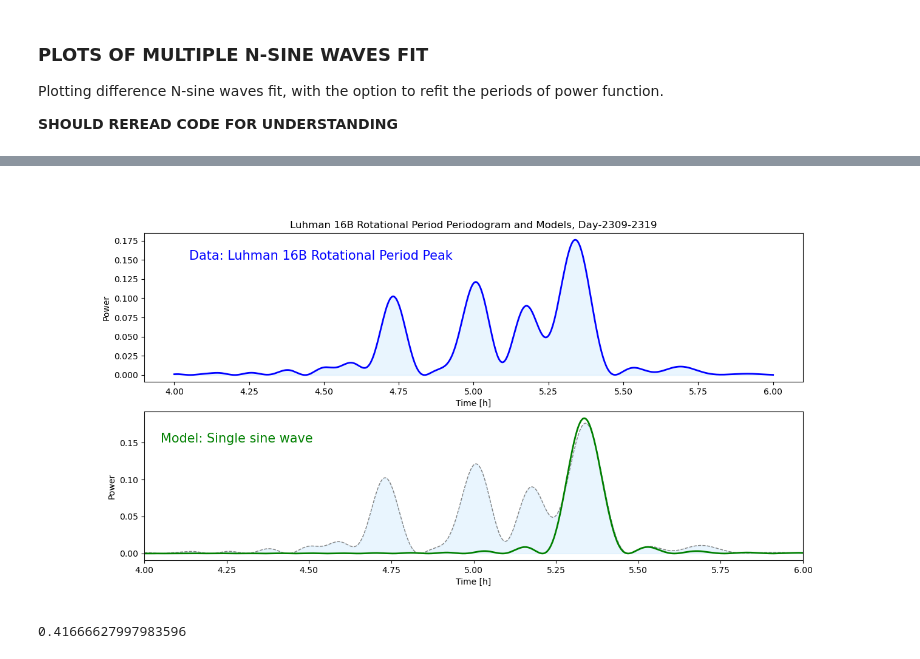
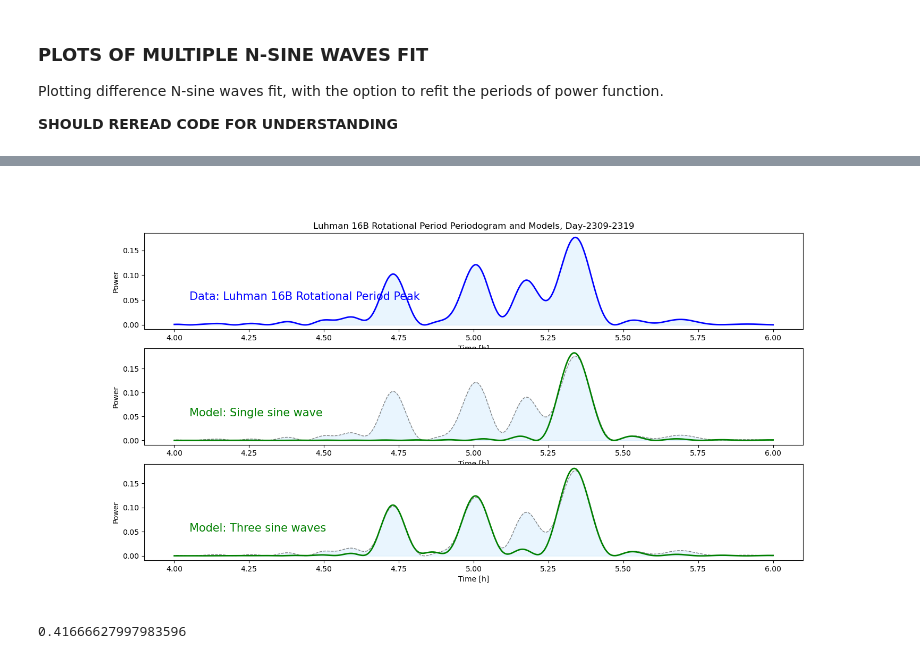
Before and after one commit to fudanguyen/aroma, a Jupyter notebook: AROMA_An_Exo_Rot_Mapping/notebooks/periodSineFit.ipynb, the cells around one changed output, grey strips where cells are left out. Drawn from its saved outputs; the diff is of its cells as text; code cells hidden in the pictures.

```diff
--- a/AROMA_An_Exo_Rot_Mapping/notebooks/periodSineFit.ipynb
+++ b/AROMA_An_Exo_Rot_Mapping/notebooks/periodSineFit.ipynb
@@ -185,40 +278,73 @@ Bingo!
 # %%
 #==========================================
 #PLOTTING
 save=True
 
 xlim=[4.0,6.0]
 ylim=[0,0.025]
-fig = plt.figure(figsize=(14,7))
+fig = plt.figure(figsize=(16,8))
 matplotlib.rcParams.update({'font.size': 10})
 
-plt.subplot(2,1,1)
-plt.text(4.05,0.15,'Data: Luhman 16B Rotational Period Peak ',horizontalalignment='left',fontsize=15,color='blue')
+plt.subplot(3,1,1)
+plt.text(4.05,0.05,'Data: Luhman 16B Rotational Period Peak ',horizontalalignment='left',fontsize=15,color='blue')
 plt.plot(hpp, pw, '-', linewidth=2,color='blue')
 plt.fill_between(hpp, pw, interpolate=True, color='xkcd:light blue',alpha=0.2)
 plt.xlabel('Time [h]')
 plt.ylabel('Power')
 plt.title('Luhman 16B Rotational Period Periodogram and Models, Day-%i-%i'%(data.TIME.iloc[0], data.TIME.iloc[len(data.TIME)-1]))
 # plt.xlim(xlim)
 # plt.ylim(ylim)
 
-plt.subplot(2,1,2)
+plt.subplot(3,1,2)
 #print('Shift for single sine wave fit:',int(round(refindex+params_singlesine[1])))
 peak1=hpp[refindex+int(round(params_singlesine[1]))]
-plt.text(4.05,0.15,'Model: Single sine wave',horizontalalignment='left',fontsize=15,color='green')
+plt.text(4.05,0.05,'Model: Single sine wave',horizontalalignment='left',fontsize=15,color='green')
 # plt.text(4.05,0.10,'Period: {pk1:.2f} hr.'.format(pk1=peak1),horizontalalignment='left',fontsize=12,color='green')
 plt.plot(hpp, pw, '--', linewidth=1,color='gray')
 plt.fill_between(hpp, pw, interpolate=True, color='xkcd:light blue',alpha=0.2)
 plt.plot(hpp,fittedmodel_single, '-', linewidth=2,color='green')
 plt.xlabel('Time [h]')
 plt.ylabel('Power')
-plt.xlim(xlim)
+# plt.xlim(xlim)
+# plt.ylim(ylim)
+
+plt.subplot(3,1,3)
+peak1=hpp[refindex+int(round(params_three[1]))]
+peak2=hpp[refindex+int(round(params_three[3]))]
+peak3=hpp[refindex+int(round(params_three[5]))]
+plt.text(4.05,0.05,'Model: Three sine waves',horizontalalignment='left',fontsize=15,color='green')
+# plt.text(4.05,0.10,'Periods: {pk1:.2f} hr, {pk2:.2f} hr, and {pk3:.2f} hr.'.format(pk1=peak1,pk2=peak2,pk3=peak3),horizontalalignment='left',fontsize=12,color='green')
+plt.plot(hpp, pw, '--', linewidth=1,color='gray')
+plt.plot(hpp, fittedmodel_three, '-', linewidth=2,color='green')
+plt.fill_between(hpp, pw, interpolate=True, color='xkcd:light blue',alpha=0.2)
+plt.xlabel('Time [h]')
+plt.ylabel('Power')
+# plt.xlim(xlim)
+# plt.ylim(ylim)
+
+# plt.subplot(4,1,4)
+# plt.text(4.05,0.05,'Model: Six sine waves',horizontalalignment='left',fontsize=15,color='green')
+# peak1=hpp[refindex+int(round(params_six[1]))]
+# peak2=hpp[refindex+int(round(params_six[3]))]
+# peak3=hpp[refindex+int(round(params_six[5]))]
+# peak4=hpp[refindex+int(round(params_six[7]))]
+# peak5=hpp[refindex+int(round(params_six[9]))]
+# peak6=hpp[refindex+int(round(params_six[11]))]
+# plt.plot(hpp, pw, '--', linewidth=1,color='gray')
+# plt.text(4.05,0.10,'Periods: {pk1:.2f} hr, {pk2:.2f} hr, {pk3:.2f} hr, {pk4:.2f} hr,'.format(pk1=peak1,pk2=peak2,pk3=peak3,pk4=peak4),horizontalalignment='left',fontsize=12,color='green')
+# plt.text(4.05,0.07,'     {pk5:.2f} hr, and {pk6:.2f} hr.'.format(pk5=peak5,pk6=peak6),horizontalalignment='left',fontsize=12,color='green')
+# plt.fill_between(hpp, pw, interpolate=True, color='xkcd:light blue',alpha=0.2)
+# plt.plot(hpp, fittedmodel_six, '-', linewidth=2,color='green')
+# plt.xlabel('Time [h]')
+# plt.ylabel('Power')
+# # plt.xlim(xlim)
+# # plt.ylim(ylim)
 
 if save:
     plt.savefig(join(plotPath,'single_sine_fit_Day-%i-%i.pdf'%(data.TIME.iloc[0], data.TIME.iloc[len(data.TIME)-1])))
 plt.show()
 # %% [output]
-[figure, old version]
+[figure, new version]
 # %%
 # %% [output]
 0.41666627997983596
```
Also changed, not shown: parts of 1 cell of this notebook, 9 other files.
